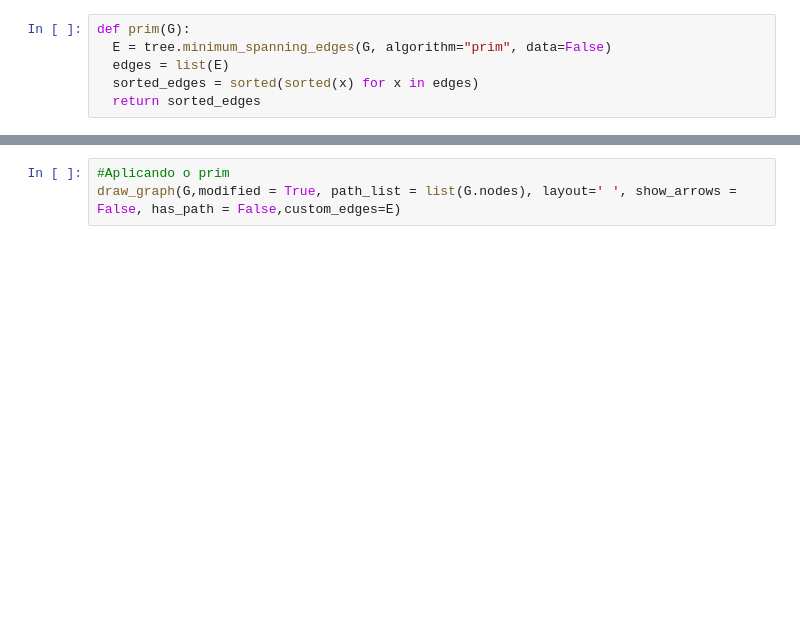
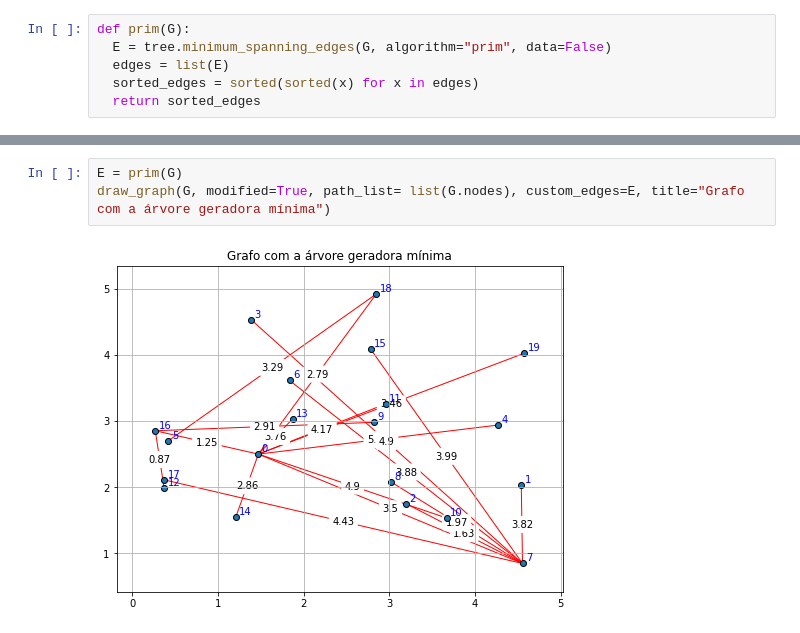
Before and after one commit to Marcelo-Kenji-Noda/Projeto-Fluxo-Em-Redes, a Jupyter notebook: main.ipynb, the cells around one changed output, grey strips where cells are left out. Drawn from its saved outputs; the diff is of its cells as text; blank space fills up the shorter version.

```diff
--- a/main.ipynb
+++ b/main.ipynb
@@ -213,3 +142,5 @@ draw_graph(G,layout='')
 # %%
-#Aplicando o prim
-draw_graph(G,modified = True, path_list = list(G.nodes), layout=' ', show_arrows = False, has_path = False,custom_edges=E)
+E = prim(G)
+draw_graph(G, modified=True, path_list= list(G.nodes), custom_edges=E, title="Grafo com a árvore geradora mínima")
+# %% [output]
+[figure, added]
```
Also changed, not shown: parts of 15 cells of this notebook.
